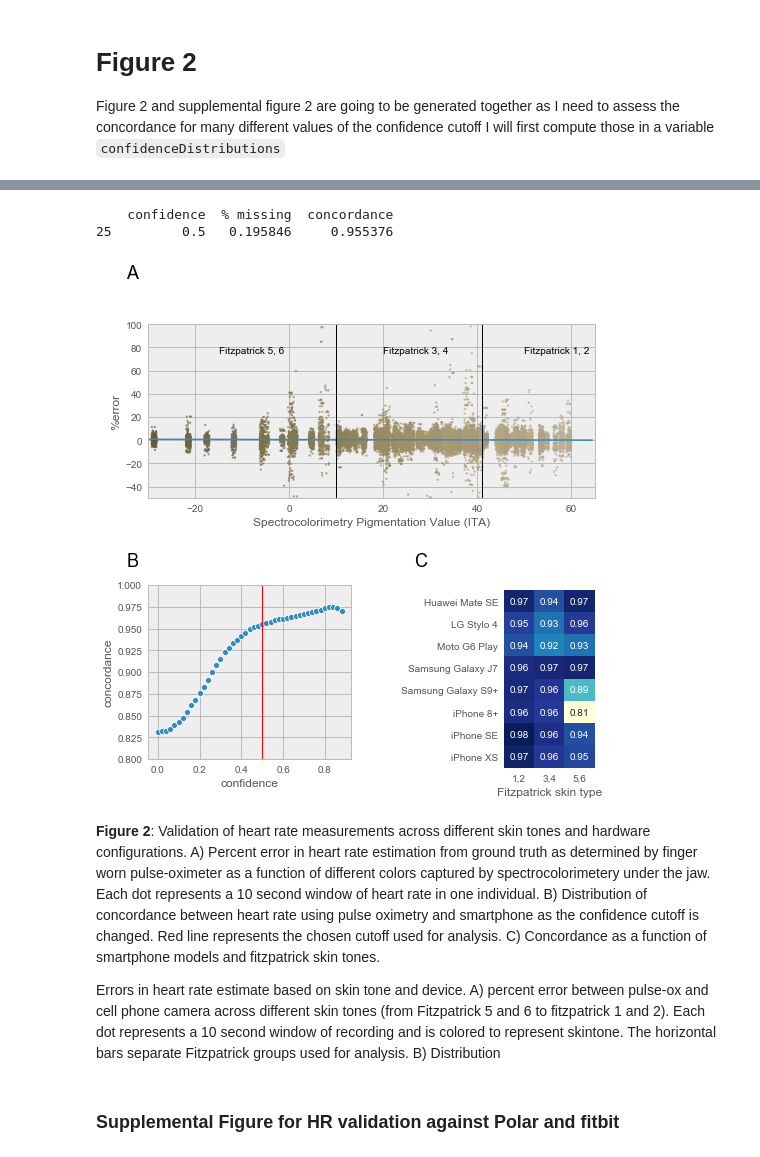
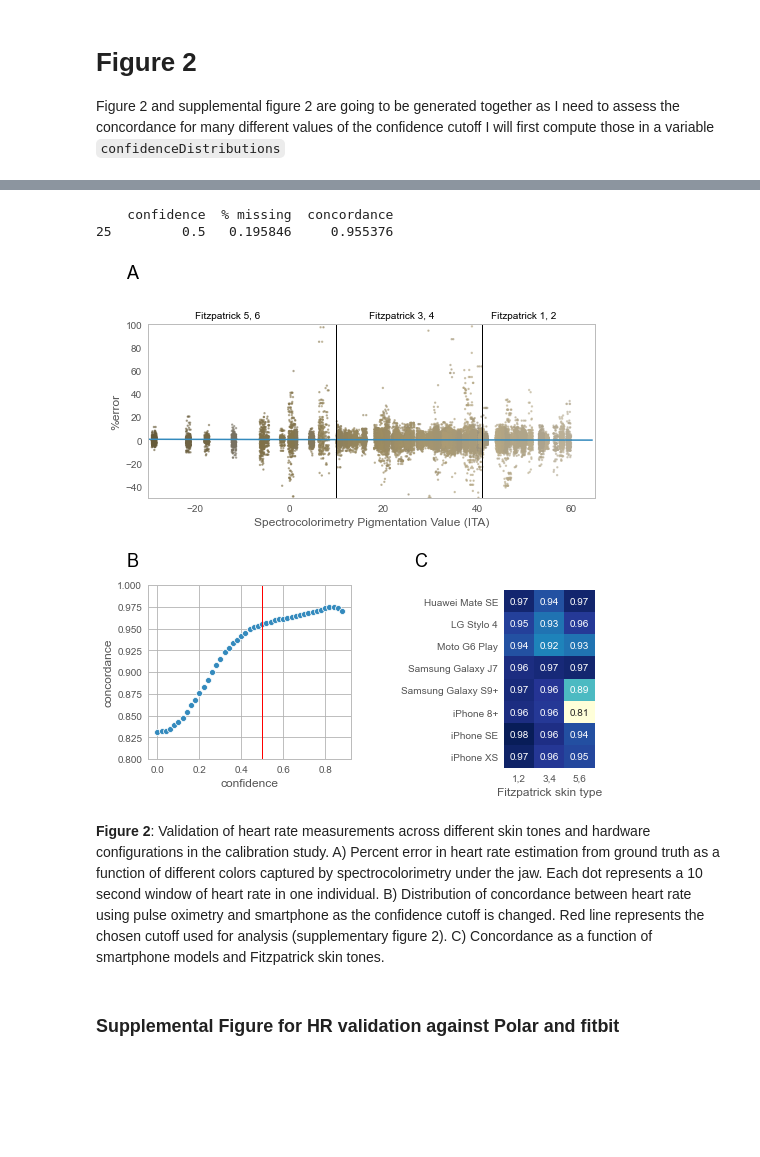
Before and after one commit to Sage-Bionetworks/CRF_validation_analysis, a Jupyter notebook: Figures.ipynb, the cells around one changed output, grey strips where cells are left out. Drawn from its saved outputs; the diff is of its cells as text; code cells hidden in the pictures; blank space fills up the shorter version.

```diff
--- a/Figures.ipynb
+++ b/Figures.ipynb
@@ -19,6 +19,7 @@ import sparklines
 from IPython.core.interactiveshell import InteractiveShell
 InteractiveShell.ast_node_interactivity = "all"
 mpl.rcParams['figure.figsize'] = (15.0, 8.0)
+mpl.rcParams["axes.facecolor"] = 'white'
 mpl.rc('font', **{'family' : 'Arial','size'   : 14})
 
 
@@ -128,11 +137,11 @@ calibration_skin = calibration_skin.rename(columns = {'Participant ID': 'partici
 ## Drop problematic data collections by dropping duplicates
 #   participant 1220 was redone and this was the first
 calibration_metadata = calibration_metadata[~((calibration_metadata['participantID']==1220) &
-                                              (calibration_metadata['Face L*']==69) &
-                                              (calibration_metadata['Face b*']==17.8))]
+                                              (calibration_metadata['Face L*']==67.6) &
+                                              (calibration_metadata['Face b*']==17.2))]
 calibration_skin = calibration_skin[~((calibration_skin['participantID']==1220) &
-                                      (calibration_skin['Face L*']==69) &
-                                      (calibration_skin['Face b*']==17.8))]
+                                      (calibration_skin['Face L*']==67.6) &
+                                      (calibration_skin['Face b*']==17.2))]
 #  drop the first measurement of 5640 as it was repeated and made more complete
 calibration_metadata = calibration_metadata[~((calibration_metadata['participantID']==5640) &
                                               (calibration_metadata['Face L*']==61.2) &
@@ -595,46 +640,45 @@ sns.regplot(x='face.fitzpatrick.ita', y='%error',
 plt.xlabel('Spectrocolorimetry Pigmentation Value (ITA)')
 #plt.plot([55,55], [-50,100], 'k') #1
 plt.plot([41,41], [-50,100], 'k') #2
-plt.text(50, 75, 'Fitzpatrick 1, 2')
+plt.text(43, 105, 'Fitzpatrick 1, 2')
 #plt.plot([28,28], [-50,100], 'k') #3
 plt.plot([10,10], [-50,100], 'k') #4
-plt.text(20, 75, 'Fitzpatrick 3, 4')
+plt.text(17, 105, 'Fitzpatrick 3, 4')
 #plt.plot([-30,-30], [-50,100], 'k') #5
-plt.text(-15, 75, 'Fitzpatrick 5, 6')
+plt.text(-20, 105, 'Fitzpatrick 5, 6')
+plt.grid(False)
 
 plt.ylim(-50,100);
 plt.xlim(-30,65);
 #plt.subplot(2,3,3)
 #sns.distplot(data['%error'].dropna(), vertical=True)
 
 ##Figure 2b %confidence vs missing data
 ax = plt.subplot(2,2,3)
 sns.scatterplot(x='confidence', y='concordance', data=confidenceDistributions)
 plt.ylim([.8,1])
 plt.plot([.5,.5], [.8,1], 'r')
 print(confidenceDistributions.query("confidence==@CONF_CUTOFF"))
 
 
 ##Figure 2c - heatmap
 ax = plt.axes([0.743116, 0.110000, 0.156884, 0.308000])
 c = data.groupby(['phone', 'fitzpatrick_group']).apply(lambda d: ccc(d['hr'],d['noninHR'])).unstack('fitzpatrick_group', 'phone')
 sns.heatmap(c, annot=True,cbar=False, cmap="YlGnBu") #cbar_kws={'min':0, 'max':1});
 plt.ylabel('')
 
 plt.figure(1).text(0.087358, 0.959621, 'A', transform=plt.figure(1).transFigure, fontsize=18, fontname="Arial");
 plt.figure(1).text(0.087358, 0.459621, 'B', transform=plt.figure(1).transFigure, fontsize=18, fontname="Arial");
 plt.figure(1).text(0.587358, 0.459621, 'C', transform=plt.figure(1).transFigure, fontsize=18, fontname="Arial");
 
 plt.xlabel('Fitzpatrick skin type');
-plt.savefig('../manuscript/figure2.pdf');
+plt.savefig('../manuscript/figure2.pdf', dpi=500);
 # %% [output]
     confidence  % missing  concordance
 25         0.5   0.195846     0.955376
-[figure, old version]
+[figure, new version]
 # %% [markdown]
-**Figure 2**: Validation of heart rate measurements across different skin tones and hardware configurations.  A) Percent error in heart rate estimation from ground truth as determined by finger worn pulse-oximeter as a function of different colors captured by spectrocolorimetery under the jaw. Each dot represents a 10 second window of heart rate in one individual.  B) Distribution of concordance between heart rate using pulse oximetry and smartphone as the confidence cutoff is changed.  Red line represents the chosen cutoff used for analysis.  C) Concordance as a function of smartphone models and fitzpatrick skin tones.
-
-Errors in heart rate estimate based on skin tone and device. A) percent error between pulse-ox and cell phone camera across different skin tones (from Fitzpatrick 5 and 6 to fitzpatrick 1 and 2).  Each dot represents a 10 second window of recording and is colored to represent skintone. The horizontal bars separate Fitzpatrick groups used for analysis.  B) Distribution
+**Figure 2**: Validation of heart rate measurements across different skin tones and hardware configurations in the calibration study.  A) Percent error in heart rate estimation from ground truth as a function of different colors captured by spectrocolorimetry under the jaw. Each dot represents a 10 second window of heart rate in one individual.  B) Distribution of concordance between heart rate using pulse oximetry and smartphone as the confidence cutoff is changed.  Red line represents the chosen cutoff used for analysis (supplementary figure 2).  C) Concordance as a function of smartphone models and Fitzpatrick skin tones.
 # %% [markdown]
 ### Supplemental Figure for HR validation against Polar and fitbit
 # %%
```
Also changed, not shown: parts of 11 cells of this notebook.
